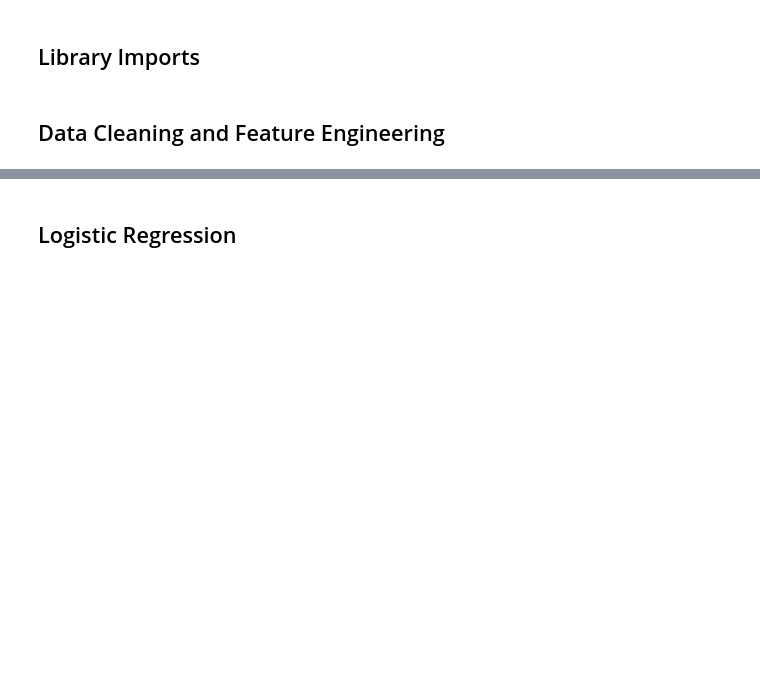
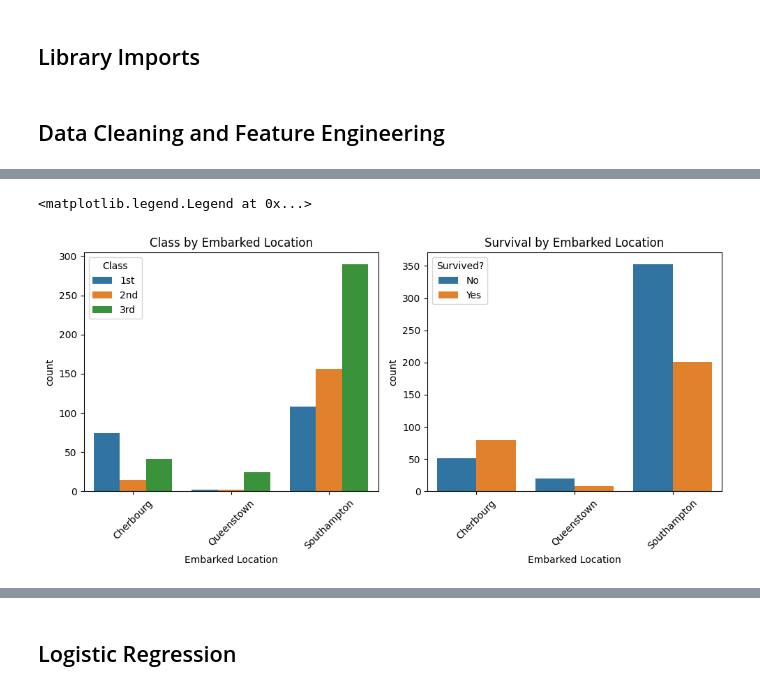
Before and after one commit to max-barker/comp5013-project, a Jupyter notebook: workbook.ipynb, the cells around one changed output, grey strips where cells are left out. Cells and saved outputs as stored; diff of their text form; code cells hidden in the pictures; blank space fills up the shorter version.

```diff
--- a/workbook.ipynb
+++ b/workbook.ipynb
@@ -13,5 +13,5 @@ import seaborn as sns
 # %% [markdown]
 ## Data Cleaning and Feature Engineering
 # %%
-titanic= pd.read_csv('titanic.csv')
+df_titanic_raw = pd.read_csv('titanic/train.csv')
 # %%
@@ -31,0 +86,19 @@ titanic_new2
+# %%
+fig, (ax0, ax1) = plt.subplots(nrows=1, ncols=2, tight_layout=True, figsize=(10, 5))
+
+ax0.set_title('Class by Embarked Location')
+sns.countplot(ax=ax0, data=df_titanic, x="Embarked", hue="Pclass")
+x_labels = ['Cherbourg', 'Queenstown', 'Southampton']
+ax0.set_xticklabels(x_labels, rotation=45)
+ax0.set_xlabel('Embarked Location')
+ax0.legend(['1st', '2nd', '3rd'], title='Class')
+
+ax1.set_title('Survival by Embarked Location')
+sns.countplot(ax=ax1, data=df_titanic, x="Embarked", hue="Survived")
+x_labels = ['Cherbourg', 'Queenstown', 'Southampton']
+ax1.set_xticklabels(x_labels, rotation=45)
+ax1.set_xlabel('Embarked Location')
+ax1.legend(['No', 'Yes'], title='Survived?')
+# %% [output]
+<matplotlib.legend.Legend at 0x...>
+[figure, added]
```
Also changed, not shown: parts of 14 cells of this notebook, 2 other files.
